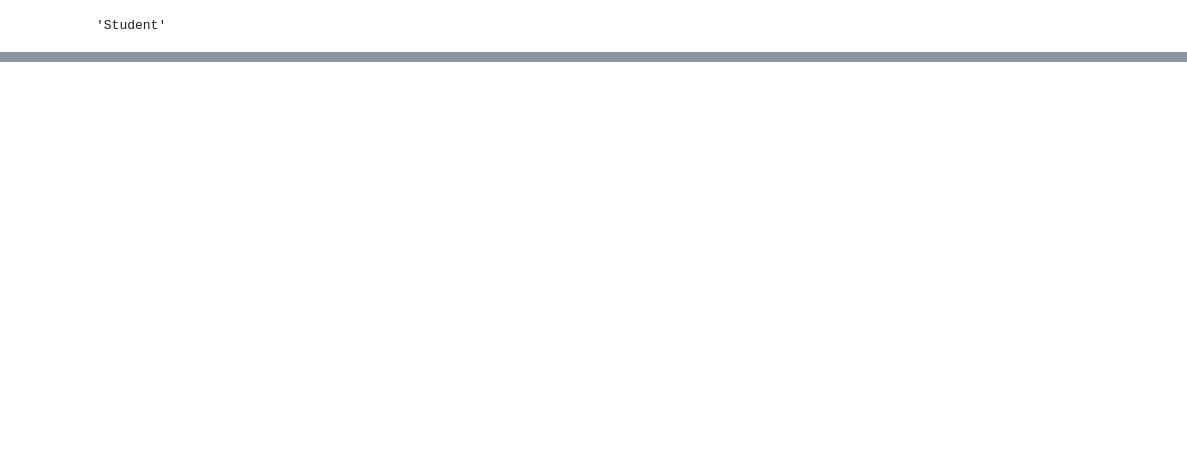
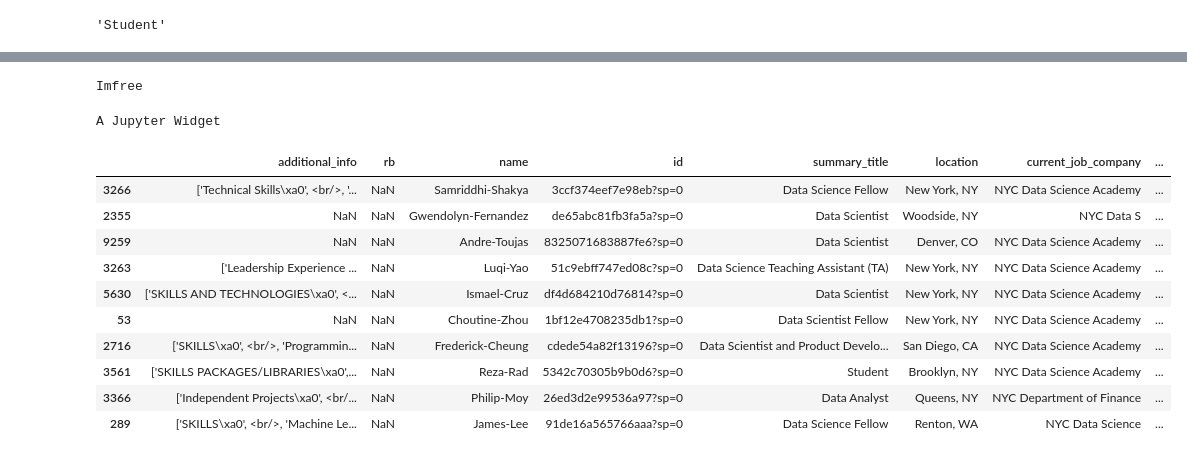
Before and after one commit to devm2024/resume_analyser, a Jupyter notebook: data_cleaning.ipynb, the cells around one changed output, grey strips where cells are left out. Cells and saved outputs as stored; diff of their text form; code cells hidden in the pictures; blank space fills up the shorter version.

```diff
--- a/data_cleaning.ipynb
+++ b/data_cleaning.ipynb
@@ -234,0 +416,27 @@ ldamodel.get_document_topics(dictionary.doc2bow(data.prev_job_desc_clean.iloc[2]
+# %%
+comp='Imfree, Inc'
+comp = comp.replace(',','').replace('Inc.','').replace(' Inc', '')
+comps= comp.split(' ')
+if len(comps)>1:
+    comp= ' '.join(comps[0:2])
+print(comp)
+# %% [output]
+Imfree
+# %%
+for i, row in tqdm_notebook(dedup_data.iterrows()):
+    comp = dedup_data.iloc[i]['current_job_company']
+    try:
+        comp = comp.replace(',','').replace('Inc', '').replace('Inc.','')
+        comps= comp.split(' ')
+        if len(comps)>1:
+            comp= ' '.join(comps[0:1])
+        #print(comp)
+        comp_info = get_company_info(comp.strip())
+        dedup_data.loc[i,'data_current_comp_name2']= comp_info[0]
+        dedup_data.loc[i,'data_current_comp_type2']= comp_info[1]
+        dedup_data.loc[i,'data_current_comp_employee2']= comp_info[2]
+    except:
+        continue
+    #break
+# %% [output]
+A Jupyter Widget
@@ -234,0 +450,16 @@ ldamodel.get_document_topics(dictionary.doc2bow(data.prev_job_desc_clean.iloc[2]
+# %%
+dedup_data = pd.read_csv('dedupdata.csv')
+# %%
+dedup_data[dedup_data.data_current_comp_namef=='New York Code and Design Academy'].sample(10)
+# %% [output]
+|  | additional_info | rb | name | id | summary_title | location | current_job_company | ... |
+| 3266 | ['Technical Skills\xa0', <br/>, '... | NaN | Samriddhi-Shakya | 3ccf374eef7e98eb?sp=0 | Data Science Fellow | New York, NY | NYC Data Science Academy | ... |
+| 2355 | NaN | NaN | Gwendolyn-Fernandez | de65abc81fb3fa5a?sp=0 | Data Scientist | Woodside, NY | NYC Data S | ... |
+| 9259 | NaN | NaN | Andre-Toujas | 8325071683887fe6?sp=0 | Data Scientist | Denver, CO | NYC Data Science Academy | ... |
+| 3263 | ['Leadership Experience ... | NaN | Luqi-Yao | 51c9ebff747ed08c?sp=0 | Data Science Teaching Assistant (TA) | New York, NY | NYC Data Science Academy | ... |
+| 5630 | ['SKILLS AND TECHNOLOGIES\xa0', <... | NaN | Ismael-Cruz | df4d684210d76814?sp=0 | Data Scientist | New York, NY | NYC Data Science Academy | ... |
+| 53 | NaN | NaN | Choutine-Zhou | 1bf12e4708235db1?sp=0 | Data Scientist Fellow | New York, NY | NYC Data Science Academy | ... |
+| 2716 | ['SKILLS\xa0', <br/>, 'Programmin... | NaN | Frederick-Cheung | cdede54a82f13196?sp=0 | Data Scientist and Product Develo... | San Diego, CA | NYC Data Science Academy | ... |
+| 3561 | ['SKILLS PACKAGES/LIBRARIES\xa0',... | NaN | Reza-Rad | 5342c70305b9b0d6?sp=0 | Student | Brooklyn, NY | NYC Data Science Academy | ... |
+| 3366 | ['Independent Projects\xa0', <br/... | NaN | Philip-Moy | 26ed3d2e99536a97?sp=0 | Data Analyst | Queens, NY | NYC Department of Finance | ... |
+| 289 | ['SKILLS\xa0', <br/>, 'Machine Le... | NaN | James-Lee | 91de16a565766aaa?sp=0 | Data Science Fellow | Renton, WA | NYC Data Science | ... |
```
Also changed, not shown: parts of 34 cells of this notebook, 3 other files.
